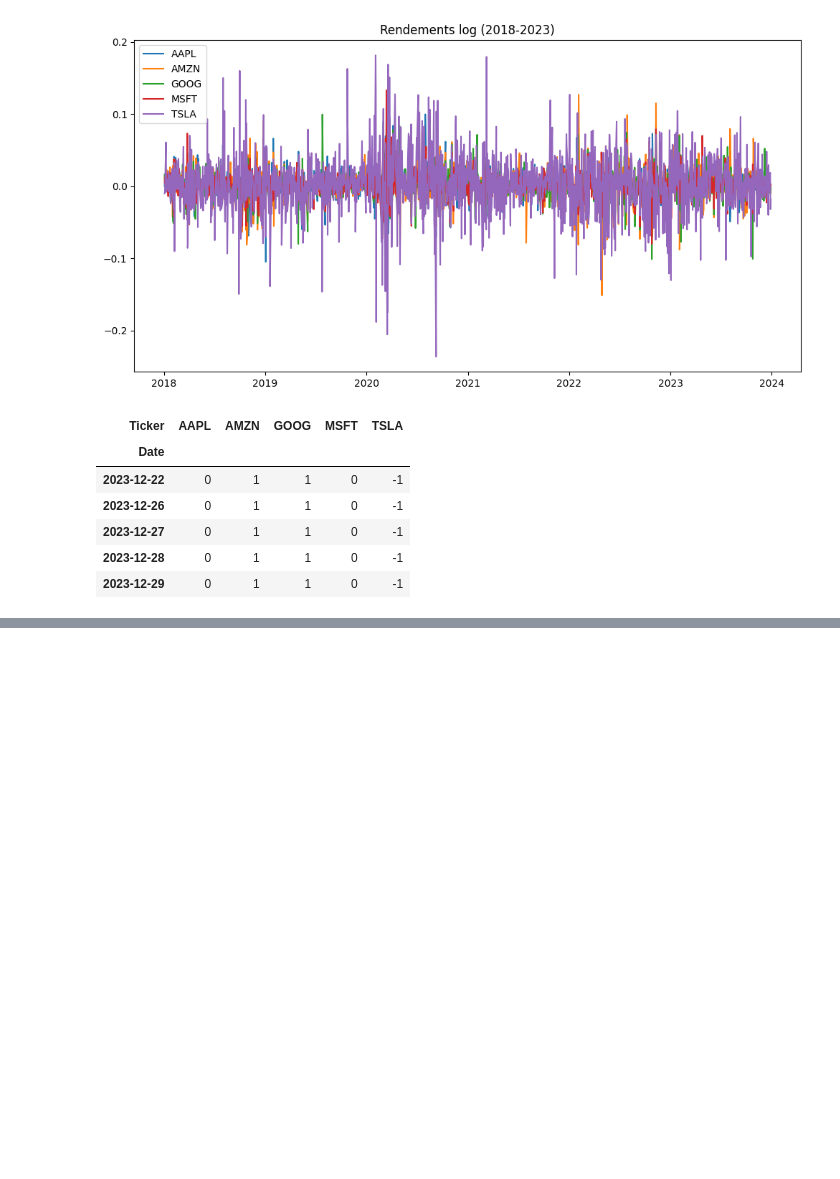
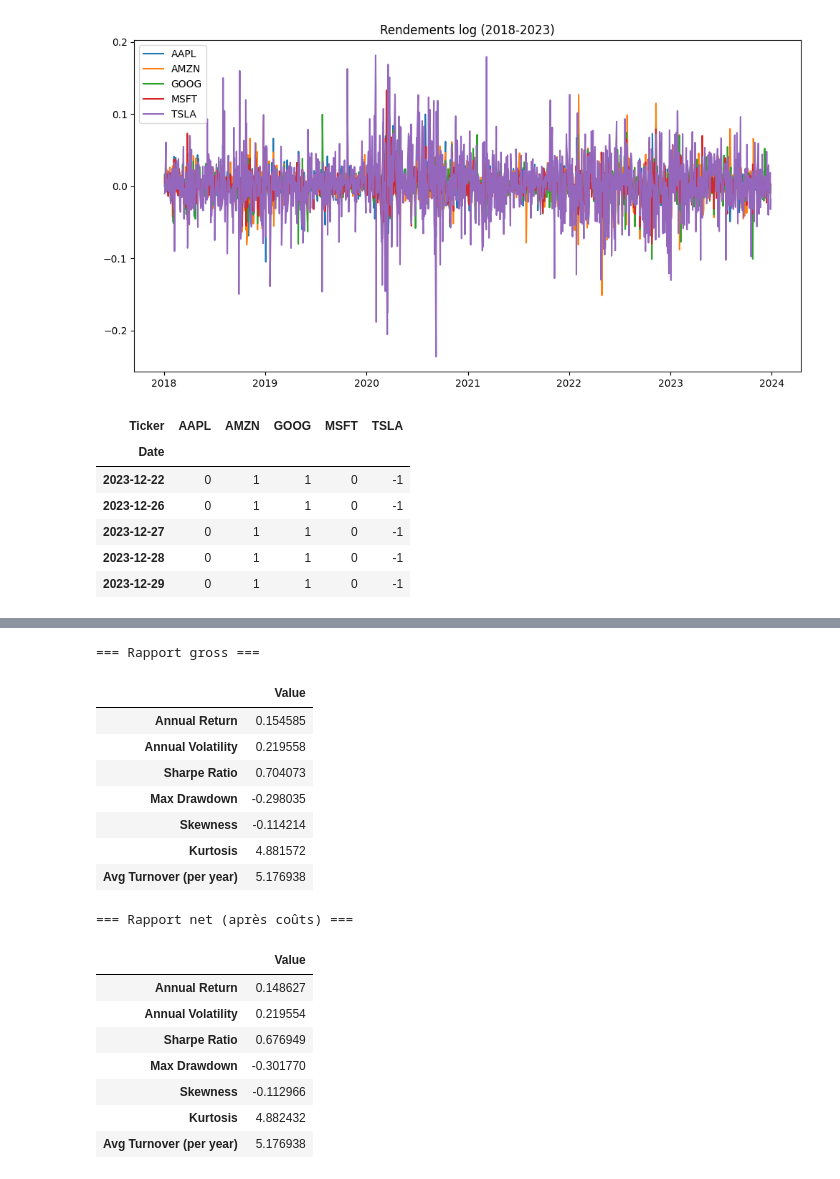
Before and after one commit to Franck-N-C-Richard/Momentum_Strategy, a Jupyter notebook: momentum.ipynb, the cells around one changed output, grey strips where cells are left out. Cells and saved outputs as stored; diff of their text form; code cells hidden in the pictures; blank space fills up the shorter version.

```diff
--- a/momentum.ipynb
+++ b/momentum.ipynb
@@ -154,0 +196,60 @@ NameError: name 'signal_m' is not defined
+# %%
+import numpy as np
+
+def performance_report(pnl, equity_curve, turnover, freq=252):
+    """
+    Crée un rapport de performance format 'institutionnel'
+    pnl : série des rendements du portefeuille
+    equity_curve : série cumulée (valeur du portefeuille)
+    turnover : série du turnover quotidien
+    freq : 252 (jours de bourse), 12 (mensuel), etc.
+    """
+    ann_return = (1 + pnl).prod() ** (freq / len(pnl)) - 1
+    ann_vol = pnl.std() * np.sqrt(freq)
+    sharpe_ratio = ann_return / ann_vol if ann_vol > 0 else np.nan
+    max_dd = max_drawdown(equity_curve)
+    skew = pnl.skew()
+    kurt = pnl.kurtosis()
+    avg_turnover = turnover.mean() * freq
+
+    report = pd.DataFrame({
+        "Annual Return": [ann_return],
+        "Annual Volatility": [ann_vol],
+        "Sharpe Ratio": [sharpe_ratio],
+        "Max Drawdown": [max_dd],
+        "Skewness": [skew],
+        "Kurtosis": [kurt],
+        "Avg Turnover (per year)": [avg_turnover]
+    }).T
+    report.columns = ["Value"]
+    return report
+
+# Rapport gross
+report_gross = performance_report(pnl, equity_curve, turnover)
+# Rapport net
+report_net = performance_report(pnl_net, equity_curve_net, turnover)
+
+print("=== Rapport gross ===")
+display(report_gross)
+
+print("=== Rapport net (après coûts) ===")
+display(report_net)
+# %% [output]
+=== Rapport gross ===
+|  | Value |
+| Annual Return | 0.154585 |
+| Annual Volatility | 0.219558 |
+| Sharpe Ratio | 0.704073 |
+| Max Drawdown | -0.298035 |
+| Skewness | -0.114214 |
+| Kurtosis | 4.881572 |
+| Avg Turnover (per year) | 5.176938 |
+=== Rapport net (après coûts) ===
+|  | Value |
+| Annual Return | 0.148627 |
+| Annual Volatility | 0.219554 |
+| Sharpe Ratio | 0.676949 |
+| Max Drawdown | -0.301770 |
+| Skewness | -0.112966 |
+| Kurtosis | 4.882432 |
+| Avg Turnover (per year) | 5.176938 |
```
Also changed, not shown: parts of 4 cells of this notebook.
